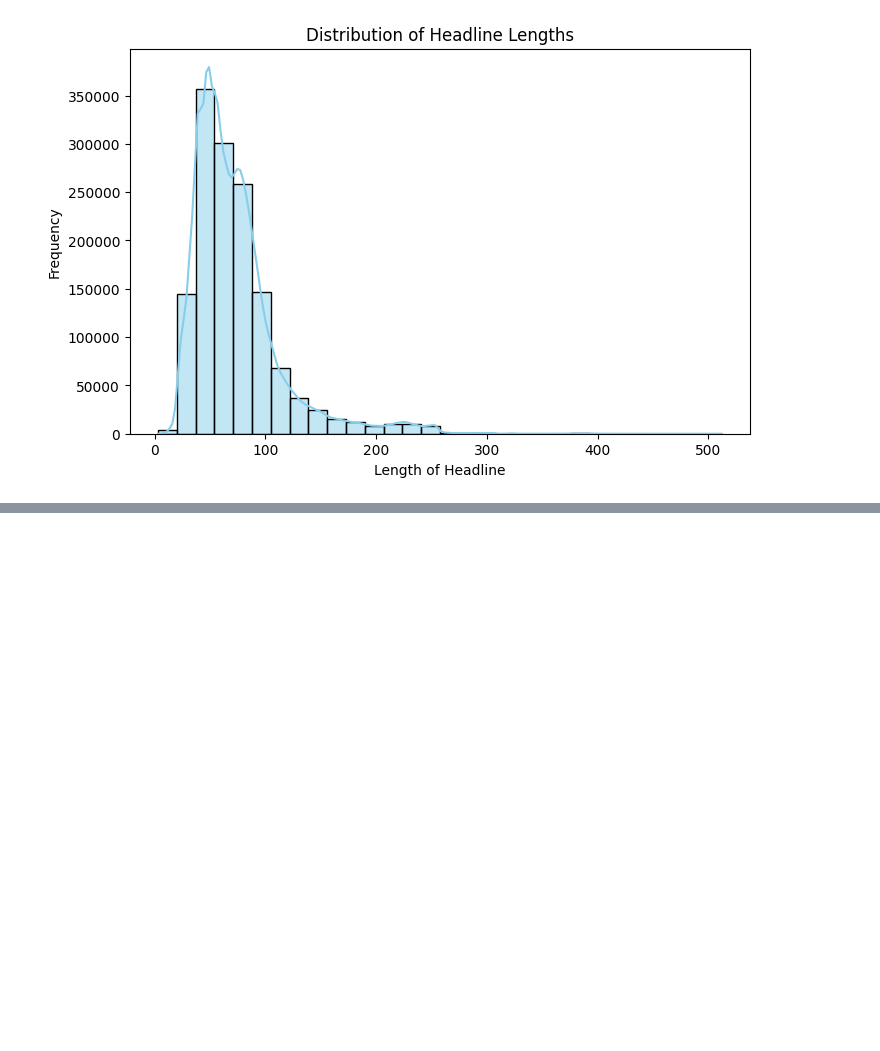
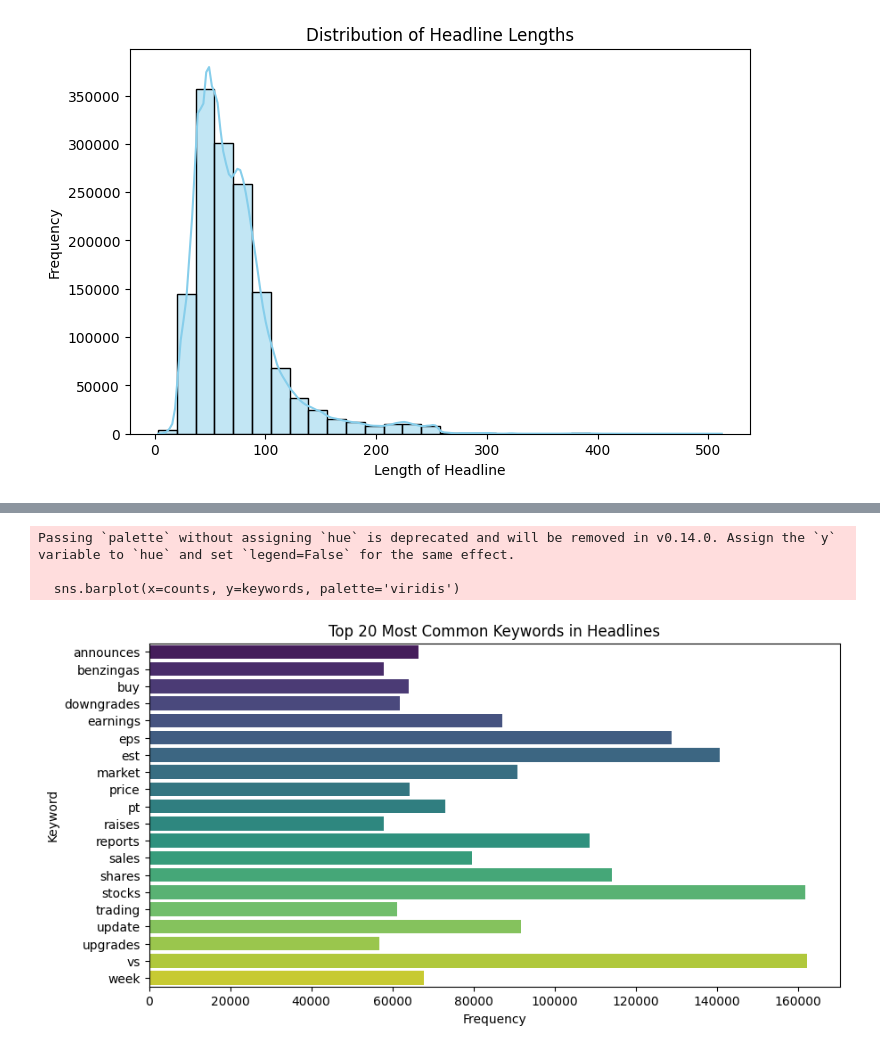
Before and after one commit to RuhamaY/sentiment-analysis-week2, a Jupyter notebook: notebooks/EDA.ipynb, the cells around one changed output, grey strips where cells are left out. Saved outputs shown, nothing was run; the diff lists cells and outputs as text; code cells hidden in the pictures; blank space fills up the shorter version.

```diff
--- a/notebooks/EDA.ipynb
+++ b/notebooks/EDA.ipynb
@@ -72,0 +101,30 @@ plt.show()
+# %%
+import re
+from sklearn.feature_extraction.text import CountVectorizer
+
+# Clean headlines
+def clean_text(text):
+    text = text.lower()
+    text = re.sub(r'[^a-zA-Z\s]', '', text)
+    return text
+
+df['clean_headline'] = df['headline'].apply(clean_text)
+
+# Vectorize and extract top words
+vectorizer = CountVectorizer(stop_words='english', max_features=20)
+X = vectorizer.fit_transform(df['clean_headline'])
+
+keywords = vectorizer.get_feature_names_out()
+counts = X.toarray().sum(axis=0)
+
+plt.figure(figsize=(10, 5))
+sns.barplot(x=counts, y=keywords, palette='viridis')
+plt.title('Top 20 Most Common Keywords in Headlines')
+plt.xlabel('Frequency')
+plt.ylabel('Keyword')
+plt.show()
+# %% [output]
+Passing `palette` without assigning `hue` is deprecated and will be removed in v0.14.0. Assign the `y` variable to `hue` and set `legend=False` for the same effect.
+
+  sns.barplot(x=counts, y=keywords, palette='viridis')
+[figure, added]
```
Also changed, not shown: parts of 4 cells of this notebook.
